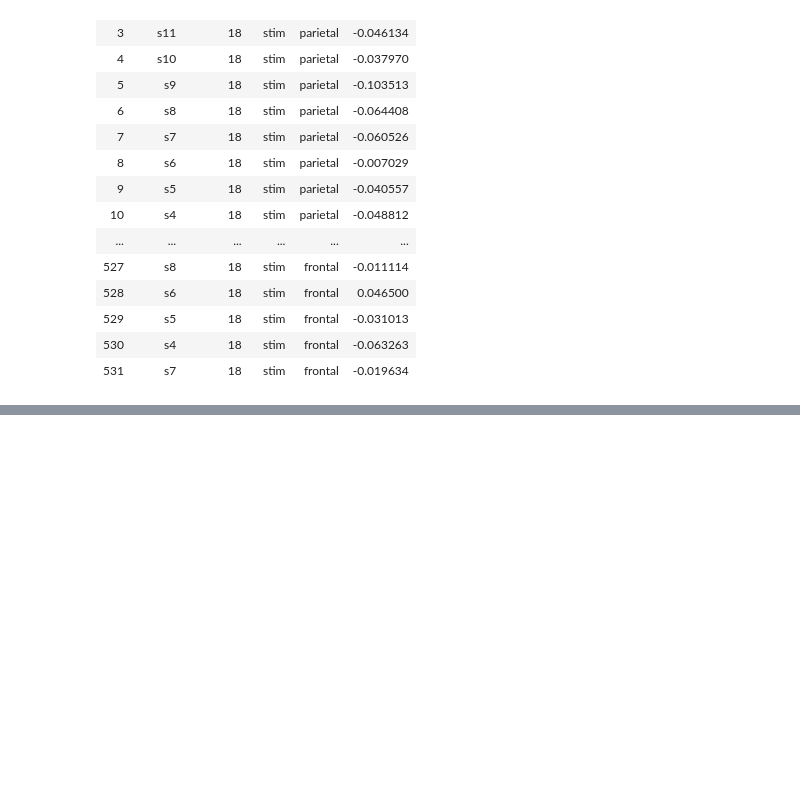
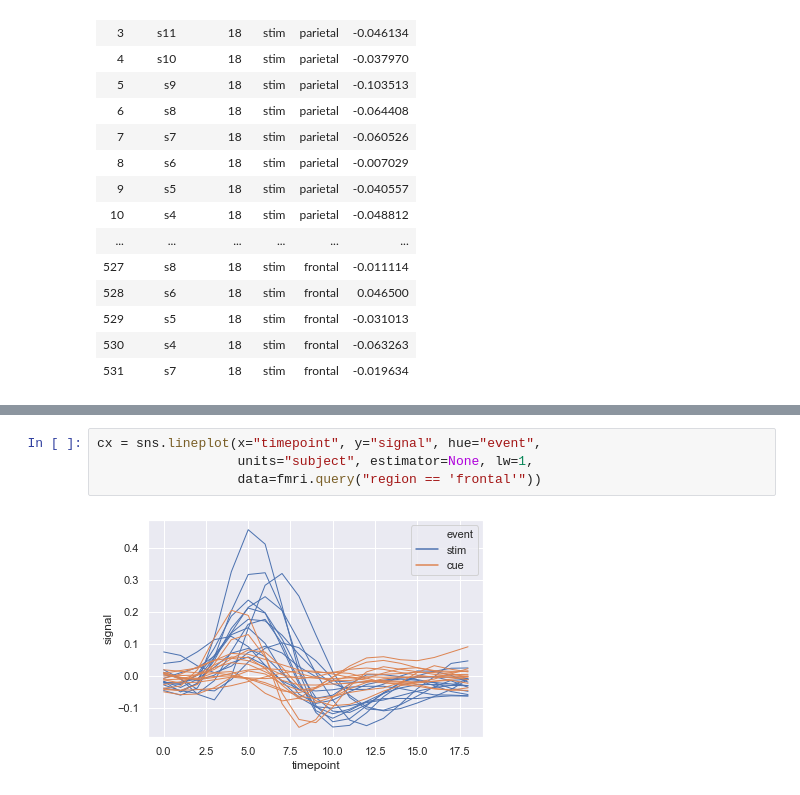
Before and after one commit to QPeiran/PythonStatistics, a Jupyter notebook: hello_ds/seaborn.ipynb, the cells around one changed output, grey strips where cells are left out. Saved outputs shown, nothing was run; the diff lists cells and outputs as text; blank space fills up the shorter version.

```diff
--- a/hello_ds/seaborn.ipynb
+++ b/hello_ds/seaborn.ipynb
@@ -50,0 +53,6 @@ bx = sns.lineplot(x="timepoint", y="signal", hue="event",
+# %%
+cx = sns.lineplot(x="timepoint", y="signal", hue="event",
+                  units="subject", estimator=None, lw=1,
+                  data=fmri.query("region == 'frontal'"))
+# %% [output]
+[figure, added]
```
Also changed, not shown: parts of 12 cells of this notebook, 2 other files.
